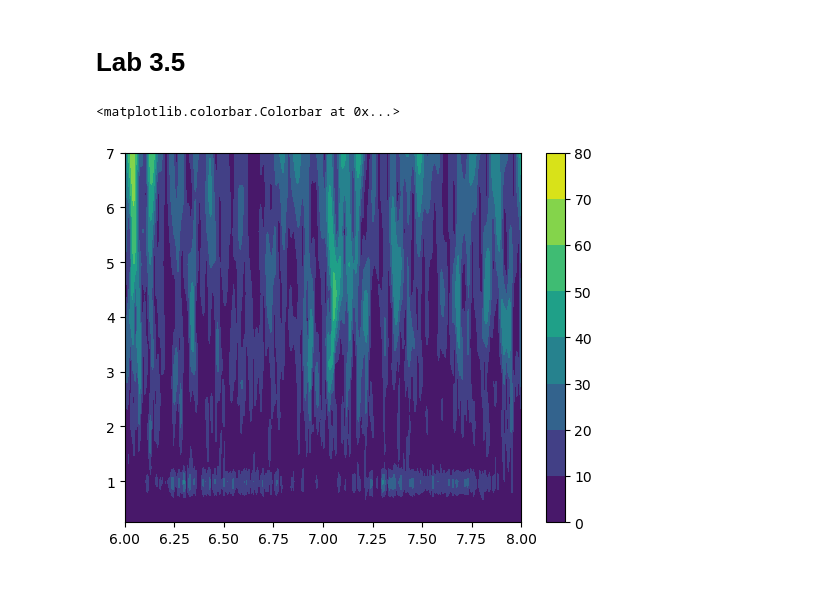
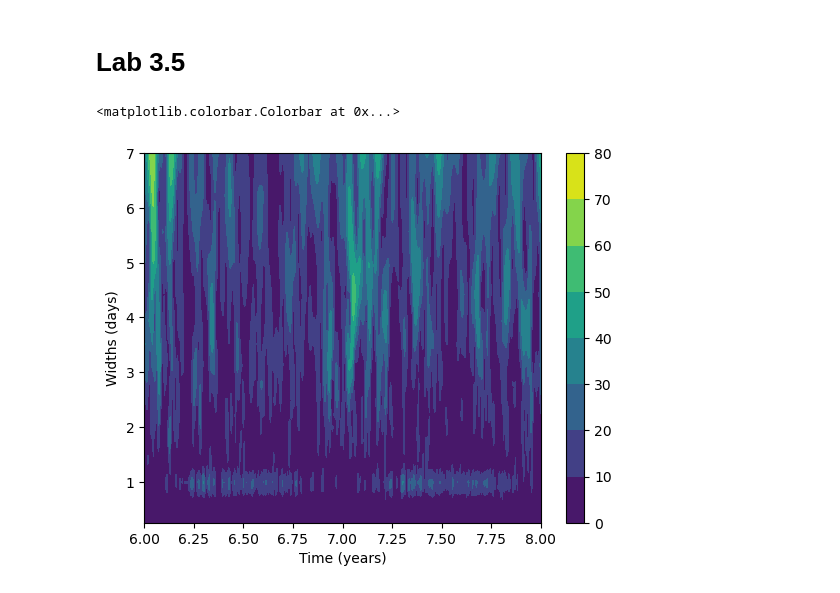
Before and after one commit to rfajber/ResearchMethodsCourse, a Jupyter notebook: labs_sol/Labs3_sol.ipynb, the cells around one changed output. Saved outputs shown, nothing was run; the diff lists cells and outputs as text; code cells hidden in the pictures.

```diff
--- a/labs_sol/Labs3_sol.ipynb
+++ b/labs_sol/Labs3_sol.ipynb
@@ -334,7 +332,9 @@ for i,width in enumerate(widths):
 # %%
 plt.contourf(t,widths/24,np.abs(cwtm).T)
 plt.xlim([6,8])
+plt.ylabel('Widths (days)')
+plt.xlabel('Time (years)')
 plt.colorbar()
 # %% [output]
 <matplotlib.colorbar.Colorbar at 0x...>
-[figure, old version]
+[figure, new version]
```
Also changed, not shown: parts of 2 cells of this notebook, 6 other files.
